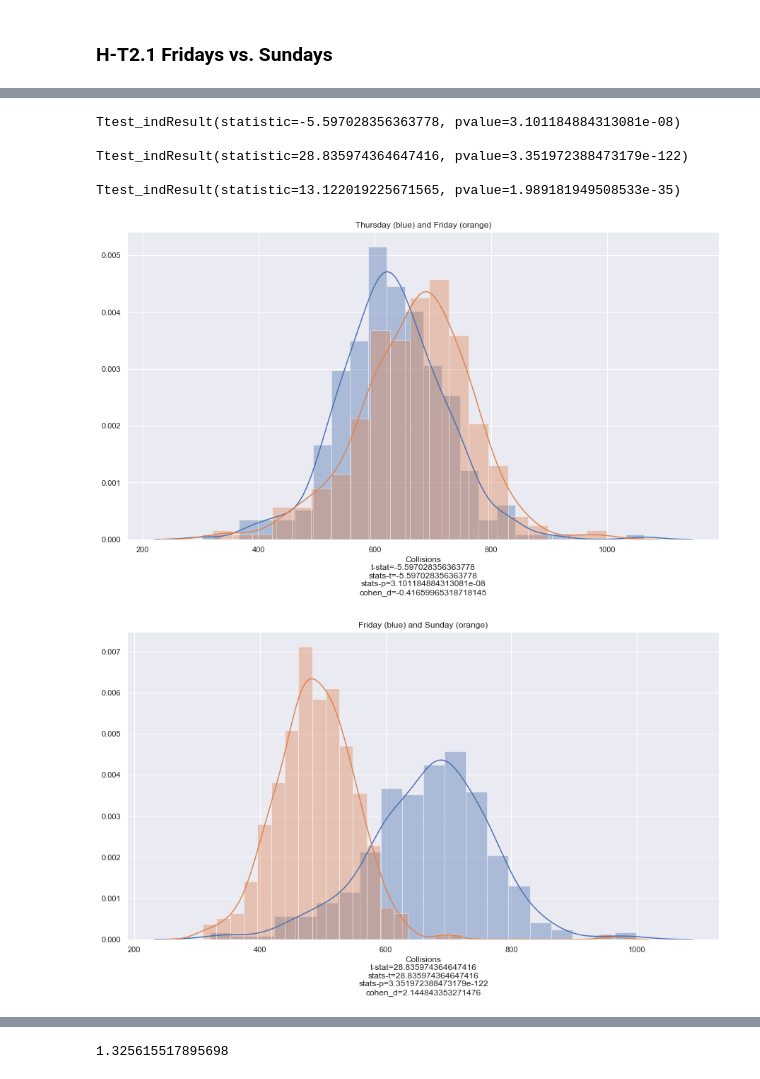
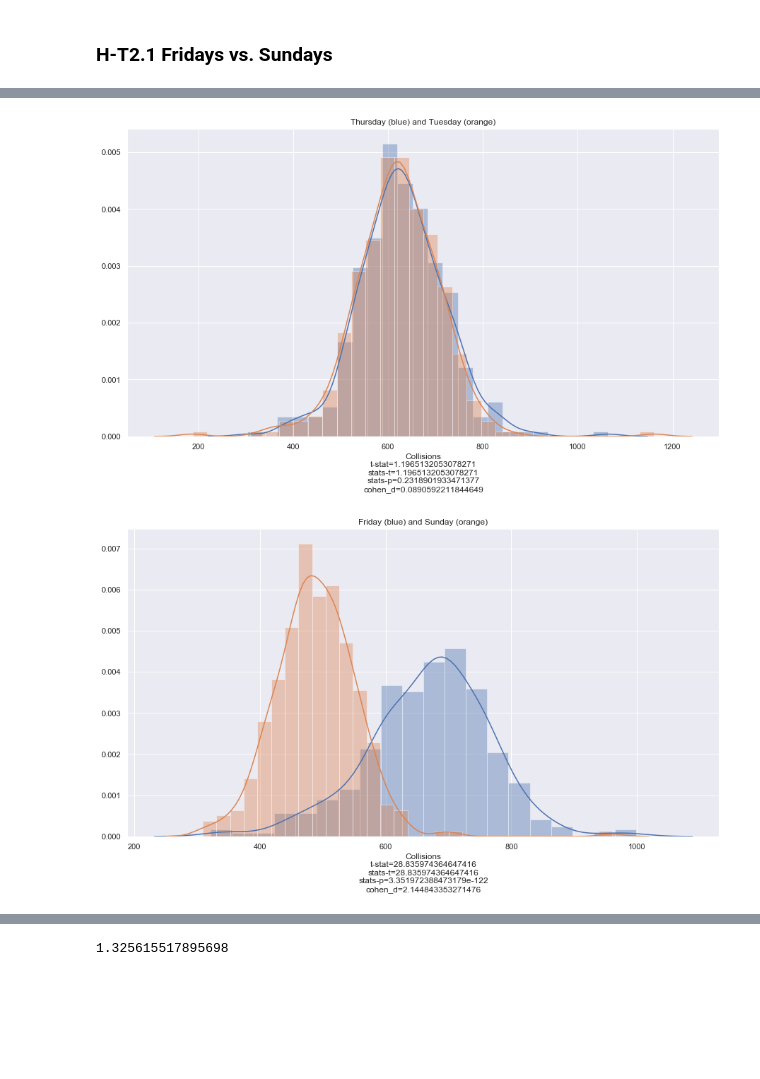
Before and after one commit to davidhaase/mod-3-final-project, a Jupyter notebook: nyc-collision.ipynb, the cells around one changed output, grey strips where cells are left out. Cells and saved outputs as stored; diff of their text form; code cells hidden in the pictures; blank space fills up the shorter version.

```diff
--- a/nyc-collision.ipynb
+++ b/nyc-collision.ipynb
@@ -262,40 +262,35 @@ def pooled_variance(sample1, sample2):
     return ((n_1-1) * var_1 + (n_2-1)* var_2)/((n_1 + n_2)-2)
 
 def twosample_tstatistic(expr, ctrl):
     exp_mean, ctrl_mean = np.mean(expr), np.mean(ctrl)
     pool_var = pooled_variance(expr, ctrl)
     n_e, n_c = len(expr), len(ctrl)
     num = exp_mean - ctrl_mean
     denom = np.sqrt(pool_var * ((1/n_e)+(1/n_c)))
     return num / denom
 
 def distplot_daypairs(pairs, df):
     for pair in pairs:
         filename = 'images/distplots/displot-collisions-by-' + pair[0] + '-' + pair[1] + '.png'
         day1 = df.loc[df['day_of_week'] == pair[0], 'collisions']
         day2 = df.loc[df['day_of_week'] == pair[1], 'collisions']
         t_stat = twosample_tstatistic(day1, day2)
         (stats_t, stats_p) = stats.ttest_ind(day1, day2)
         cd = Cohen_d(day1, day2)
         fig = plt.figure(figsize=(15,8))
         sns.set(rc={'figure.figsize':(12,10)})
         sns.distplot(day1)
         sns.distplot(day2)
         plt.xlabel('Collisions\nt-stat={}\nstats-t={}\nstats-p={}\ncohen_d={}'.format(t_stat, stats_t, stats_p, cd))
         plt.ylabel('')
         plt.title(pair[0] + ' (blue) and ' + pair[1] + ' (orange)')
         plt.savefig(filename)
 
 
-day_pairs = [['Thursday', 'Friday'], ['Friday', 'Sunday'], ['Saturday', 'Sunday']]
+day_pairs = [['Thursday', 'Tuesday'], ['Friday', 'Sunday'], ['Saturday', 'Sunday']]
 distplot_daypairs(day_pairs, weekdays)
 # %% [output]
-Ttest_indResult(statistic=-5.597028356363778, pvalue=3.101184884313081e-08)
-
-Ttest_indResult(statistic=28.835974364647416, pvalue=3.351972388473179e-122)
-
-Ttest_indResult(statistic=13.122019225671565, pvalue=1.989181949508533e-35)
-[figure, old version]
+[figure, new version]
 [figure]
 [figure]
 # %%
```
Also changed, not shown: parts of 2 cells of this notebook, 1 other file.
